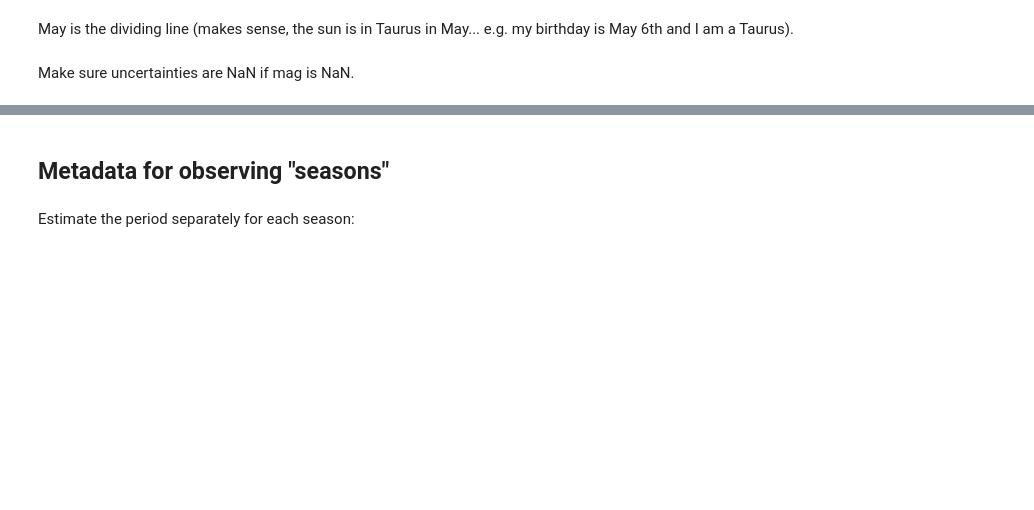
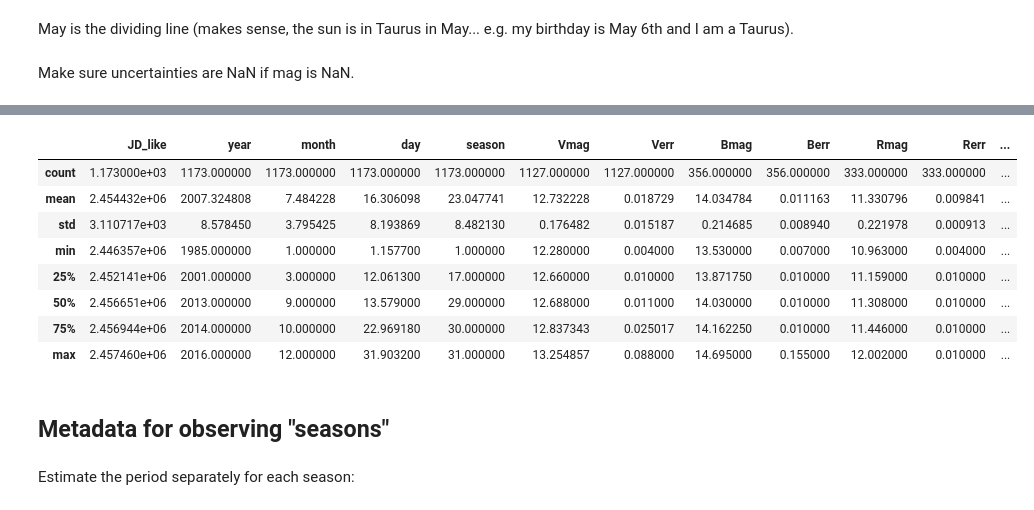
Before and after one commit to BrownDwarf/welter, a Jupyter notebook: notebooks/welter_issue018-09_compile_all_photometry.ipynb, the cells around one changed output, grey strips where cells are left out. Drawn from its saved outputs; the diff is of its cells as text; code cells hidden in the pictures; blank space fills up the shorter version.

```diff
--- a/notebooks/welter_issue018-09_compile_all_photometry.ipynb
+++ b/notebooks/welter_issue018-09_compile_all_photometry.ipynb
@@ -281,3 +323,15 @@ master.Berr[master.Bmag != master.Bmag] = np.NaN
+# %%
+master.describe()
+# %% [output]
+|  | JD_like | year | month | day | season | Vmag | Verr | Bmag | Berr | Rmag | Rerr | ... |
+| count | 1.173000e+03 | 1173.000000 | 1173.000000 | 1173.000000 | 1173.000000 | 1127.000000 | 1127.000000 | 356.000000 | 356.000000 | 333.000000 | 333.000000 | ... |
+| mean | 2.454432e+06 | 2007.324808 | 7.484228 | 16.306098 | 23.047741 | 12.732228 | 0.018729 | 14.034784 | 0.011163 | 11.330796 | 0.009841 | ... |
+| std | 3.110717e+03 | 8.578450 | 3.795425 | 8.193869 | 8.482130 | 0.176482 | 0.015187 | 0.214685 | 0.008940 | 0.221978 | 0.000913 | ... |
+| min | 2.446357e+06 | 1985.000000 | 1.000000 | 1.157700 | 1.000000 | 12.280000 | 0.004000 | 13.530000 | 0.007000 | 10.963000 | 0.004000 | ... |
+| 25% | 2.452141e+06 | 2001.000000 | 3.000000 | 12.061300 | 17.000000 | 12.660000 | 0.010000 | 13.871750 | 0.010000 | 11.159000 | 0.010000 | ... |
+| 50% | 2.456651e+06 | 2013.000000 | 9.000000 | 13.579000 | 29.000000 | 12.688000 | 0.011000 | 14.030000 | 0.010000 | 11.308000 | 0.010000 | ... |
+| 75% | 2.456944e+06 | 2014.000000 | 10.000000 | 22.969180 | 30.000000 | 12.837343 | 0.025017 | 14.162250 | 0.010000 | 11.446000 | 0.010000 | ... |
+| max | 2.457460e+06 | 2016.000000 | 12.000000 | 31.903200 | 31.000000 | 13.254857 | 0.088000 | 14.695000 | 0.155000 | 12.002000 | 0.010000 | ... |
 # %% [markdown]
 ## Metadata for observing "seasons"
 # %% [markdown]
```
Also changed, not shown: parts of 7 cells of this notebook, 2 other files.
